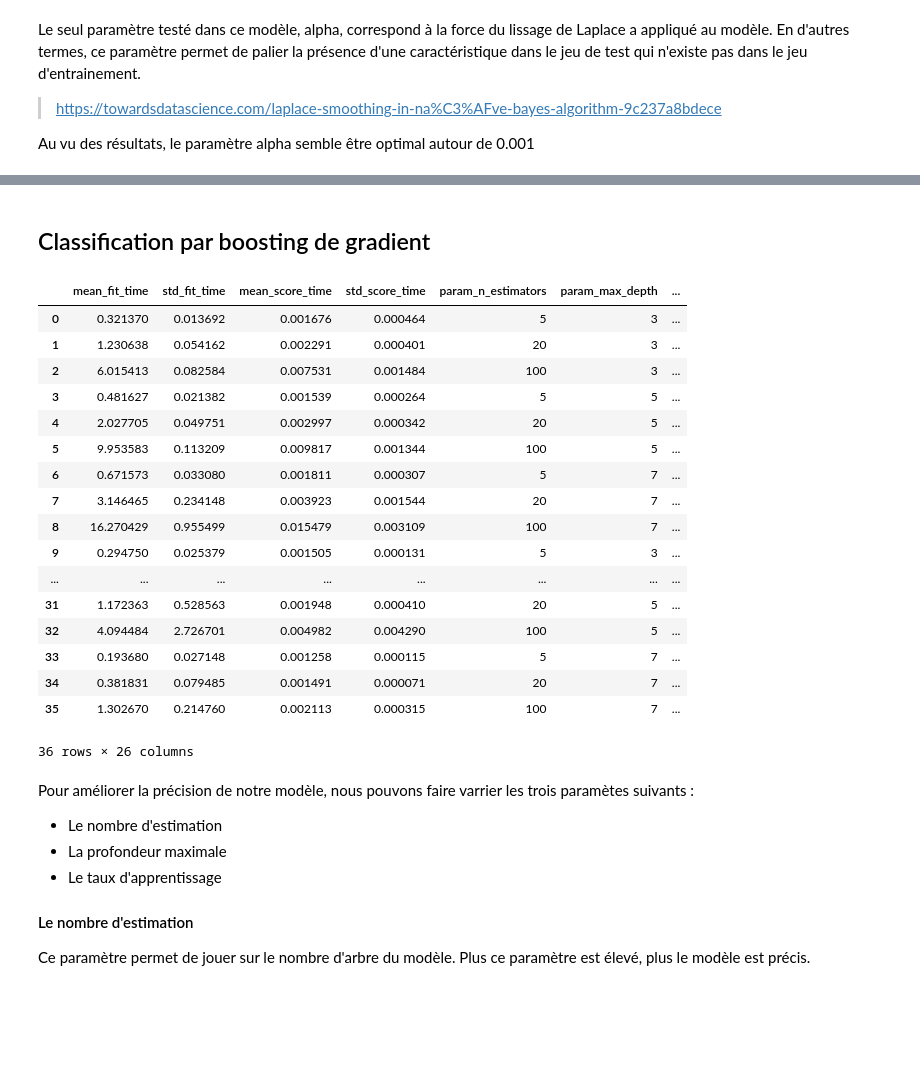
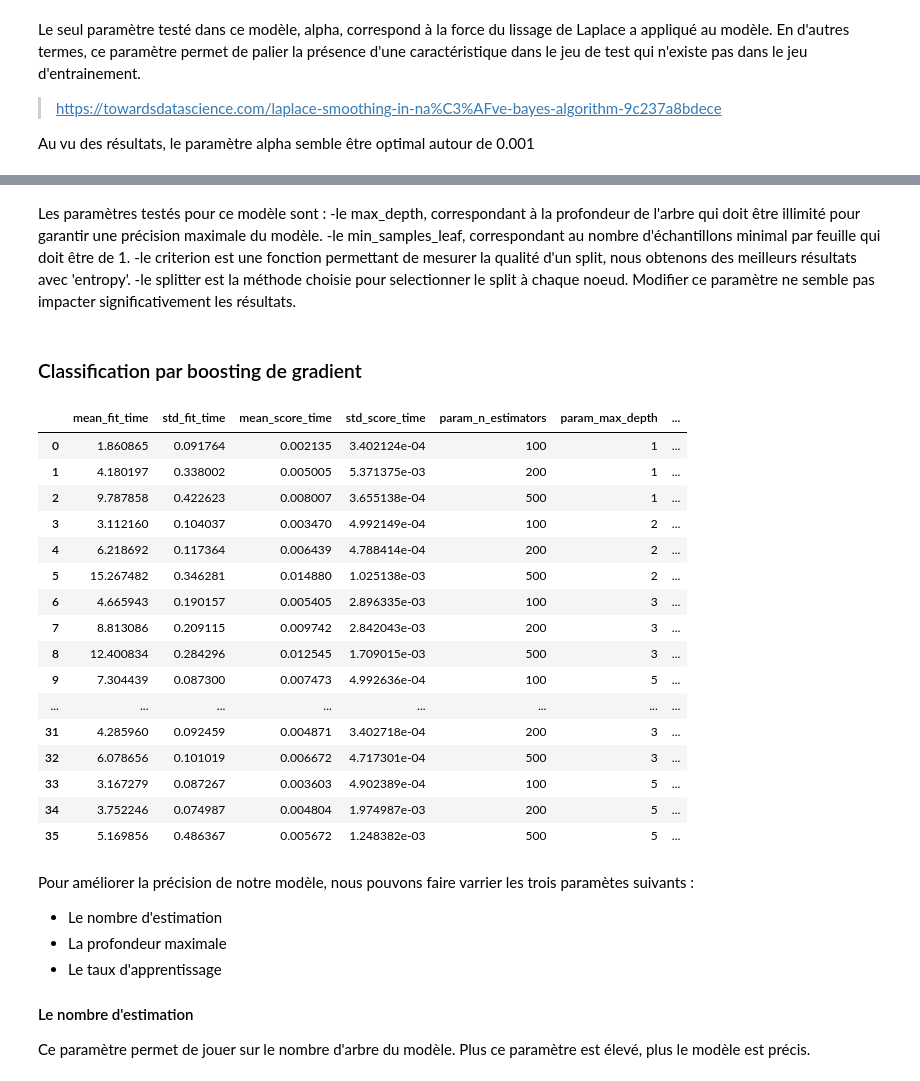
Before and after one commit to Julien-Faure/mines-ai-number-recognition-project, a Jupyter notebook: report-julien.ipynb, the cells around one changed output, grey strips where cells are left out. Cells and saved outputs as stored; diff of their text form; code cells hidden in the pictures; blank space fills up the shorter version.

```diff
--- a/report-julien.ipynb
+++ b/report-julien.ipynb
@@ -157,0 +159,6 @@ x_train, x_test, y_train, y_test = train_test_split(x, y, test_size=0.35, random
+# %%
+Evaluation_Results = pd.DataFrame(np.zeros((6, 1)), columns=['Best Mean Test Score'])
+Evaluation_Results.index = ['Logistic Regression (LR)', 'Naïve Bayes Classifier (NB)',
+                            'Decision Tree Classifier (DT)', 'Gradient Boosting (GB)',
+                            'Support Vector Machines (SVM)', 'K Nearest Neighbours (KNN)']
+Evaluation_Results
@@ -184,6 +205,10 @@ model_cv.fit(x_train, y_train)
 # cv results
 pd.set_option('display.max_columns', None)
 cv_results = pd.DataFrame(model_cv.cv_results_)
+
+# Stockage du meilleur résultat dans le tableau des résultats
+Evaluation_Results.iloc[0]['Best Mean Test Score'] = max(cv_results['mean_test_score'])
+
 cv_results
 # %% [output]
 Fitting 15 folds for each of 18 candidates, totalling 270 fits
@@ -232,7 +257,4 @@ Les résultats de nos tests avec de nombreux paramètres différents (dont la pl
 # %%
-from sklearn.model_selection import RandomizedSearchCV
-from sklearn.naive_bayes import BernoulliNB
-
 NB_model = BernoulliNB()
 
 NB_params = {'alpha': [0, 0.0001, 0.001, 0.01, 0.1, 0.5, 1.0]}
@@ -240,9 +262,12 @@ kFold = RepeatedStratifiedKFold(n_splits=5, n_repeats=3, random_state=1)
 
 RCV = RandomizedSearchCV(NB_model, NB_params, n_iter=7, scoring='accuracy', n_jobs=-1, cv=kFold, random_state=1)
 
-# NB = RCV.fit(x_train, y_train).best_estimator_
 RCV.fit(x_train, y_train)
 cv_results = pd.DataFrame(RCV.cv_results_)
+
+# Stockage du meilleur résultat dans le tableau des résultats
+Evaluation_Results.iloc[1]['Best Mean Test Score'] = max(cv_results['mean_test_score'])
+
 cv_results
 # %% [output]
 |  | mean_fit_time | std_fit_time | mean_score_time | std_score_time | param_alpha | params | split0_test_score | ... |
@@ -265,6 +289,4 @@ Au vu des résultats, le paramètre alpha semble être optimal autour de 0.001
 # %%
-from sklearn.tree import DecisionTreeClassifier
-
 DT_model = DecisionTreeClassifier()
 
 DT_params = dict()
@@ -274,10 +296,14 @@ DT_params['criterion'] = ["gini", "entropy"]
 DT_params['splitter'] = ["best", "random"]
 
 kFold = RepeatedStratifiedKFold(n_splits=5, n_repeats=3, random_state=1)
-RCV = RandomizedSearchCV(DT_model, DT_params, n_iter=50, scoring='accuracy', n_jobs=-1, cv=kFold, random_state=1)
+RCV = RandomizedSearchCV(DT_model, DT_params, n_iter=32, scoring='accuracy', n_jobs=-1, cv=kFold, random_state=1)
 
 DT = RCV.fit(x_train, y_train)
 cv_results = pd.DataFrame(DT.cv_results_)
+
+# Stockage du meilleur résultat dans le tableau des résultats
+Evaluation_Results.iloc[2]['Best Mean Test Score'] = max(cv_results['mean_test_score'])
+
 cv_results
 # %% [output]
 |  | mean_fit_time | std_fit_time | mean_score_time | std_score_time | param_splitter | param_min_samples_leaf | ... |
@@ -301,40 +326,47 @@ cv_results
+# %% [markdown]
+Les paramètres testés pour ce modèle sont :
+-le max_depth, correspondant à la profondeur de l'arbre qui doit être illimité pour garantir une précision maximale du modèle.
+-le min_samples_leaf, correspondant au nombre d'échantillons minimal par feuille qui doit être de 1.
+-le criterion est une fonction permettant de mesurer la qualité d'un split, nous obtenons des meilleurs résultats avec 'entropy'.
+-le splitter est la méthode choisie pour selectionner le split à chaque noeud. Modifier ce paramètre ne semble pas impacter significativement les résultats.
 # %% [markdown]
-## Classification par boosting de gradient
+### Classification par boosting de gradient
 # %%
-from sklearn.ensemble import GradientBoostingClassifier
-
 GB_model = GradientBoostingClassifier()
 GB_params = dict()
-GB_params['n_estimators'] = [5, 20, 100]
-GB_params['max_depth'] = [3, 5, 7]
-GB_params['learning_rate'] = [0.01, 0.1, 1, 10]
+GB_params['n_estimators'] = [100, 200, 500]
+GB_params['max_depth'] = [1, 2, 3, 5]
+GB_params['learning_rate'] = [0.1, 0.2, 0.3]
 
 kFold = RepeatedStratifiedKFold(n_splits=5, n_repeats=3, random_state=1)
 
 RCV = RandomizedSearchCV(GB_model, GB_params, n_iter=36, scoring='accuracy', n_jobs=-1, cv=kFold, random_state=1)
 
 GB = RCV.fit(x_train, y_train)
 cv_results = pd.DataFrame(GB.cv_results_)
+
+# Stockage du meilleur résultat dans le tableau des résultats
+Evaluation_Results.iloc[3]['Best Mean Test Score'] = max(cv_results['mean_test_score'])
+
 cv_results
 # %% [output]
 |  | mean_fit_time | std_fit_time | mean_score_time | std_score_time | param_n_estimators | param_max_depth | ... |
-| 0 | 0.321370 | 0.013692 | 0.001676 | 0.000464 | 5 | 3 | ... |
-| 1 | 1.230638 | 0.054162 | 0.002291 | 0.000401 | 20 | 3 | ... |
-| 2 | 6.015413 | 0.082584 | 0.007531 | 0.001484 | 100 | 3 | ... |
-| 3 | 0.481627 | 0.021382 | 0.001539 | 0.000264 | 5 | 5 | ... |
-| 4 | 2.027705 | 0.049751 | 0.002997 | 0.000342 | 20 | 5 | ... |
-| 5 | 9.953583 | 0.113209 | 0.009817 | 0.001344 | 100 | 5 | ... |
-| 6 | 0.671573 | 0.033080 | 0.001811 | 0.000307 | 5 | 7 | ... |
-| 7 | 3.146465 | 0.234148 | 0.003923 | 0.001544 | 20 | 7 | ... |
-| 8 | 16.270429 | 0.955499 | 0.015479 | 0.003109 | 100 | 7 | ... |
-| 9 | 0.294750 | 0.025379 | 0.001505 | 0.000131 | 5 | 3 | ... |
+| 0 | 1.860865 | 0.091764 | 0.002135 | 3.402124e-04 | 100 | 1 | ... |
+| 1 | 4.180197 | 0.338002 | 0.005005 | 5.371375e-03 | 200 | 1 | ... |
+| 2 | 9.787858 | 0.422623 | 0.008007 | 3.655138e-04 | 500 | 1 | ... |
+| 3 | 3.112160 | 0.104037 | 0.003470 | 4.992149e-04 | 100 | 2 | ... |
+| 4 | 6.218692 | 0.117364 | 0.006439 | 4.788414e-04 | 200 | 2 | ... |
+| 5 | 15.267482 | 0.346281 | 0.014880 | 1.025138e-03 | 500 | 2 | ... |
+| 6 | 4.665943 | 0.190157 | 0.005405 | 2.896335e-03 | 100 | 3 | ... |
+| 7 | 8.813086 | 0.209115 | 0.009742 | 2.842043e-03 | 200 | 3 | ... |
+| 8 | 12.400834 | 0.284296 | 0.012545 | 1.709015e-03 | 500 | 3 | ... |
+| 9 | 7.304439 | 0.087300 | 0.007473 | 4.992636e-04 | 100 | 5 | ... |
 | ... | ... | ... | ... | ... | ... | ... | ... |
-| 31 | 1.172363 | 0.528563 | 0.001948 | 0.000410 | 20 | 5 | ... |
-| 32 | 4.094484 | 2.726701 | 0.004982 | 0.004290 | 100 | 5 | ... |
-| 33 | 0.193680 | 0.027148 | 0.001258 | 0.000115 | 5 | 7 | ... |
-| 34 | 0.381831 | 0.079485 | 0.001491 | 0.000071 | 20 | 7 | ... |
-| 35 | 1.302670 | 0.214760 | 0.002113 | 0.000315 | 100 | 7 | ... |
+| 31 | 4.285960 | 0.092459 | 0.004871 | 3.402718e-04 | 200 | 3 | ... |
+| 32 | 6.078656 | 0.101019 | 0.006672 | 4.717301e-04 | 500 | 3 | ... |
+| 33 | 3.167279 | 0.087267 | 0.003603 | 4.902389e-04 | 100 | 5 | ... |
+| 34 | 3.752246 | 0.074987 | 0.004804 | 1.974987e-03 | 200 | 5 | ... |
+| 35 | 5.169856 | 0.486367 | 0.005672 | 1.248382e-03 | 500 | 5 | ... |
-36 rows × 26 columns
 # %% [markdown]
 Pour améliorer la précision de notre modèle, nous pouvons faire varrier les trois paramètes suivants :
 * Le nombre d'estimation
```
Also changed, not shown: parts of 31 cells of this notebook.
